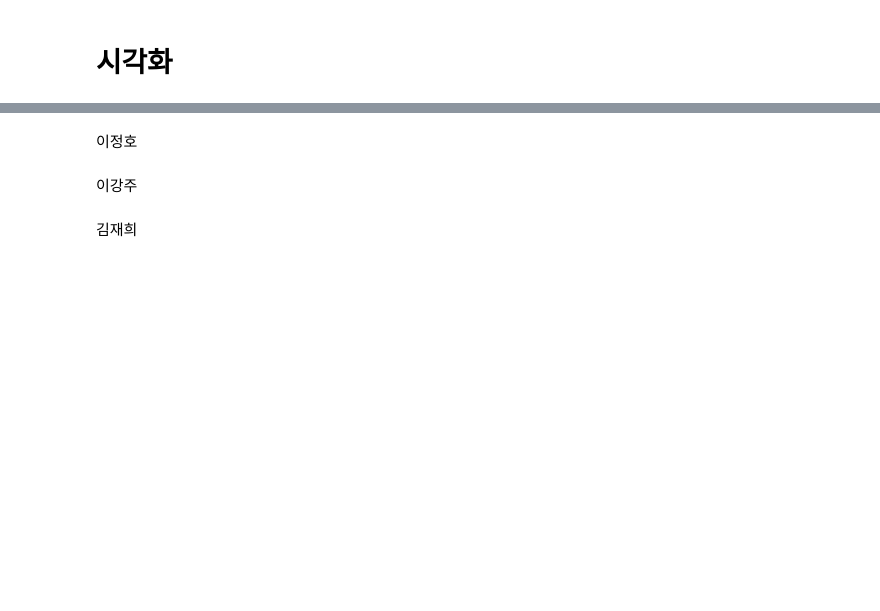
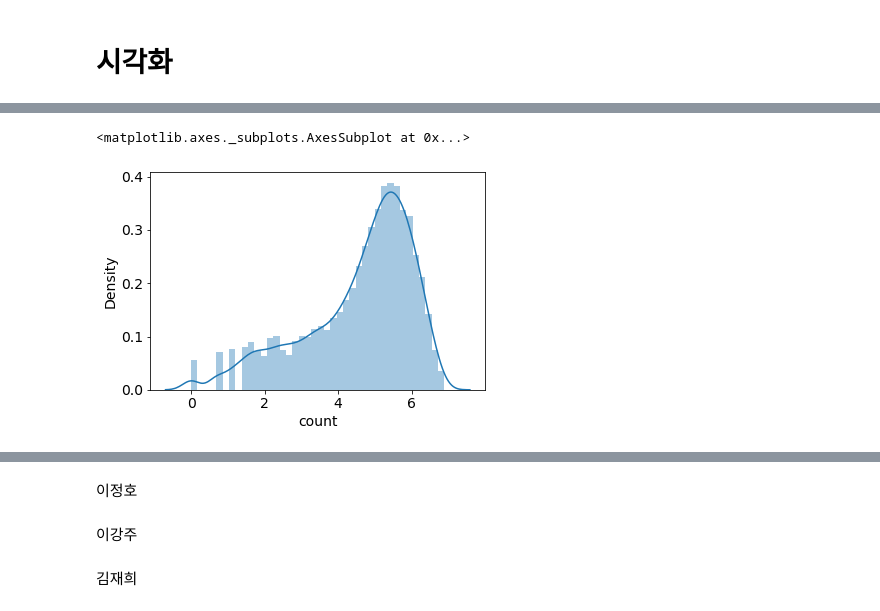
Before and after one commit to DSSon/-Encore-Machine_Learning, a Jupyter notebook: 7조_Machine_Learning_From_Hell_(MLFH).ipynb, the cells around one changed output, grey strips where cells are left out. Saved outputs shown, nothing was run; the diff lists cells and outputs as text; code cells hidden in the pictures; blank space fills up the shorter version.

```diff
--- a/7조_Machine_Learning_From_Hell_(MLFH).ipynb
+++ b/7조_Machine_Learning_From_Hell_(MLFH).ipynb
@@ -127,0 +157,7 @@ array([[<matplotlib.axes._subplots.AxesSubplot object at 0x...>,
+# %%
+# count를 기준으로 그래프를 그려보니, 정규분포의 형태가 아닌 치우친 형태를 지니므로, 분석 시에는 로그 함수를 활용해 그렸다가, 마지막에 지수 변환해서 활용하는 것이 더 좋음
+sns.distplot(np.log(train_data['count']))
+# sns.kdeplot(np.log(train_data['count']))
+# %% [output]
+<matplotlib.axes._subplots.AxesSubplot at 0x...>
+[figure, added]
```
Also changed, not shown: parts of 72 cells of this notebook.
